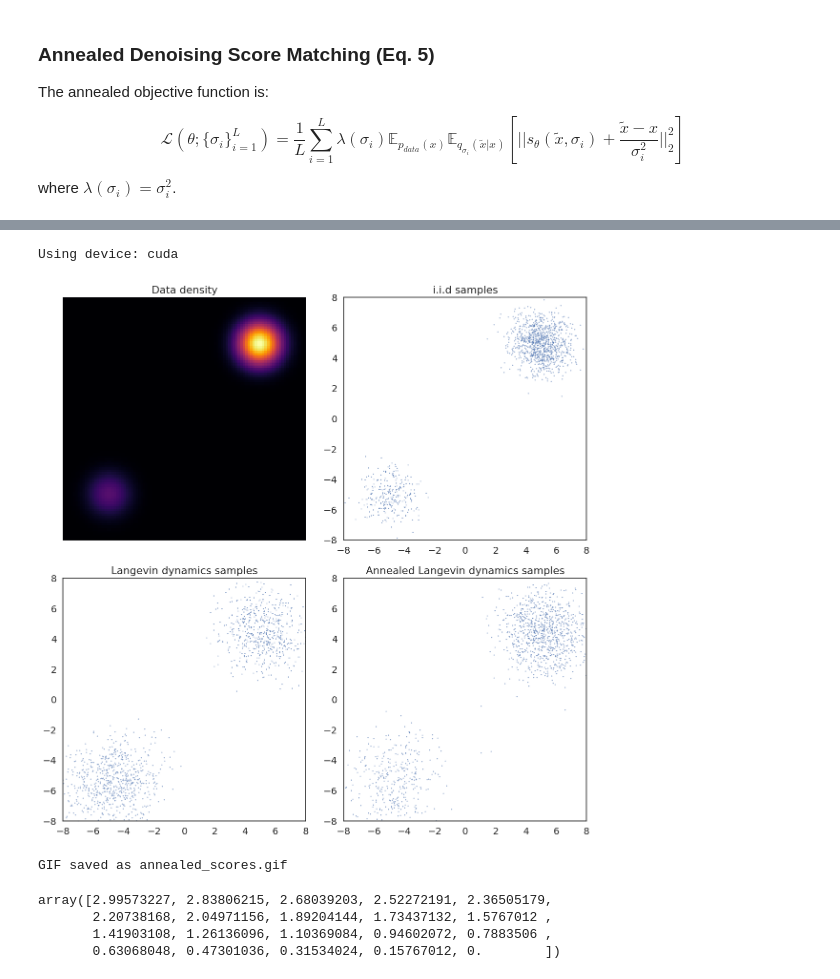
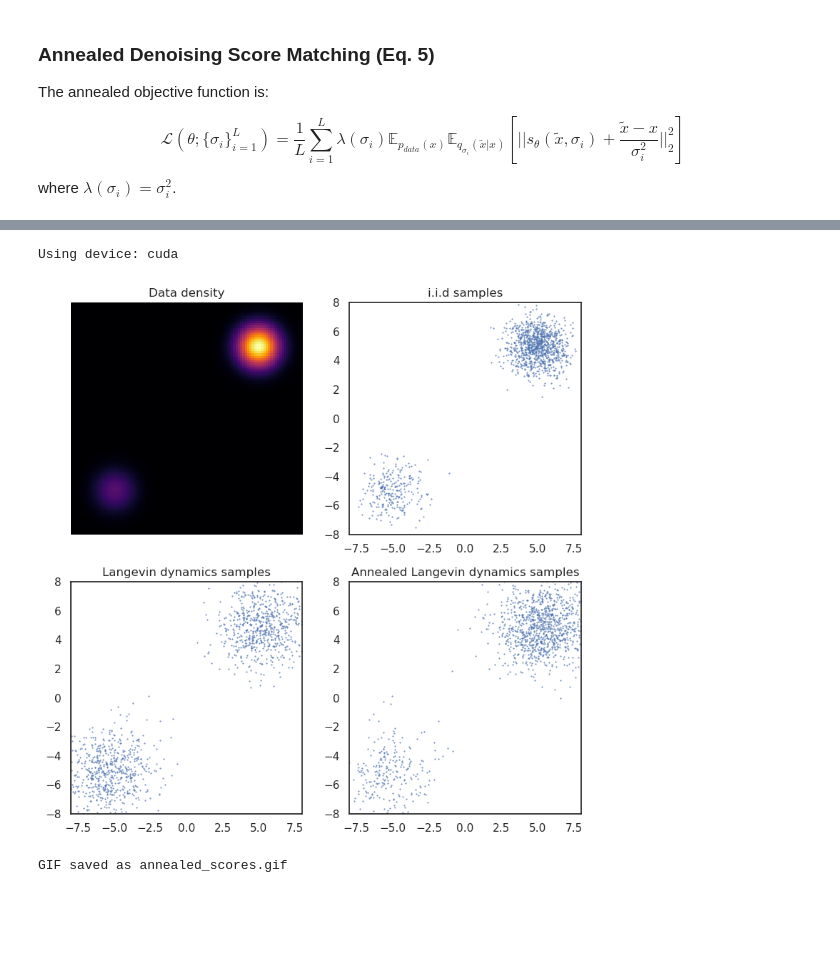
Before and after one commit to bachnguyenTE/ncsn-pres, a Jupyter notebook: two_gaussians_example.ipynb, the cells around one changed output, grey strips where cells are left out. Saved outputs shown, nothing was run; the diff lists cells and outputs as text; code cells hidden in the pictures; blank space fills up the shorter version.

```diff
--- a/two_gaussians_example.ipynb
+++ b/two_gaussians_example.ipynb
@@ -100,6 +206,6 @@ def anneal_langevin_dynamics(score, init, sigmas, lr=0.1, n_steps_each=100):
         for i in range(n_steps_each):
             current_lr = lr * (sigma / sigmas[-1]) ** 2
             init = init + current_lr / 2 * score(init, sigma).detach()
-            init = init + torch.randn_like(init) * np.sqrt(current_lr)
+            init = init + torch.randn_like(init) * torch.sqrt(current_lr)
 
     return init
@@ -318,17 +339,67 @@ def trained_score_fn(x, sigma):
     label = torch.argmin(diff)
     labels = torch.ones(x.shape[0], dtype=torch.long).to(device) * label
     return score_anneal(x, labels)
-
-# Run the visualization
-visualize_annealed_langevin(teacher_anneal, trained_score_fn, sigmas.cpu().numpy(), device=device)
 # %% [output]
 Using device: cuda
-[figure, removed]
-GIF saved as annealed_scores.gif
-# %%
-np.linspace(np.log(20), 0., 20)
-# %% [output]
-array([2.99573227, 2.83806215, 2.68039203, 2.52272191, 2.36505179,
-       2.20738168, 2.04971156, 1.89204144, 1.73437132, 1.5767012 ,
-       1.41903108, 1.26136096, 1.10369084, 0.94602072, 0.7883506 ,
-       0.63068048, 0.47301036, 0.31534024, 0.15767012, 0.        ])
+# %%
+sns.set(font_scale=1)
+sns.set_style('white')
+
+fig, axes = plt.subplots(2, 2, figsize=(8, 8))
+axes = axes.flatten()
+
+# 1. Data Density
+plot_density(teacher, left_bound, right_bound, ax=axes[0], device=device)
+
+# 2. I.I.D Samples
+samples = teacher.sample((1280,))
+if device is not None:
+    samples = samples.to(device)
+samples = samples.detach().cpu().numpy()
+plot_scatter(samples, 'i.i.d samples', left_bound, right_bound, ax=axes[1], s=0.2)
+
+# 3. Standard Langevin Dynamics Samples (using smallest sigma)
+samples = torch.rand(1280, 2) * (right_bound - left_bound) + left_bound
+if device is not None:
+    samples = samples.to(device)
+# Use the score function for the smallest sigma (last one)
+score_fn_smallest = lambda x: trained_score_fn(x, sigmas[-1])
+samples = langevin_dynamics(score_fn_smallest, samples).detach().cpu().numpy()
+plot_scatter(samples, 'Langevin dynamics samples', left_bound, right_bound, ax=axes[2], s=0.2)
+
+# 4. Annealed Langevin Dynamics Samples
+samples = torch.rand(1280, 2) * (right_bound - left_bound) + left_bound
+if device is not None:
+    samples = samples.to(device)
+samples = anneal_langevin_dynamics(trained_score_fn, samples, sigmas).detach().cpu().numpy()
+plot_scatter(samples, 'Annealed Langevin dynamics samples', left_bound, right_bound, ax=axes[3], s=0.2)
+
+plt.tight_layout()
+plt.show()
+
+# 5. Visualize scores for different sigmas and create GIF
+mesh = get_mesh(left_bound, right_bound, grid_size=20, device=device)
+mesh_np = mesh.detach().cpu().numpy()
+
+images = []
+if not os.path.exists('tmp_gif'):
+    os.makedirs('tmp_gif')
+
+for i, sigma in enumerate(sigmas):
+    scores = trained_score_fn(mesh, sigma).detach().cpu().numpy()
+
+    fig_gif, ax_gif = plt.subplots()
+    plot_vector_field(scores, mesh_np, 'Scores (sigma={:.2f})'.format(sigma), ax=ax_gif)
+    filename = f'tmp_gif/sigma_{i}.png'
+    fig_gif.savefig(filename)
+    plt.close(fig_gif)
+    images.append(imageio.imread(filename))
+
+imageio.mimsave('annealed_scores.gif', images, duration=0.2)
+print("GIF saved as annealed_scores.gif")
+
+# Clean up tmp files
+shutil.rmtree('tmp_gif')
+# %% [output]
+[figure, added]
+GIF saved as annealed_scores.gif
```
Also changed, not shown: parts of 23 cells of this notebook.
